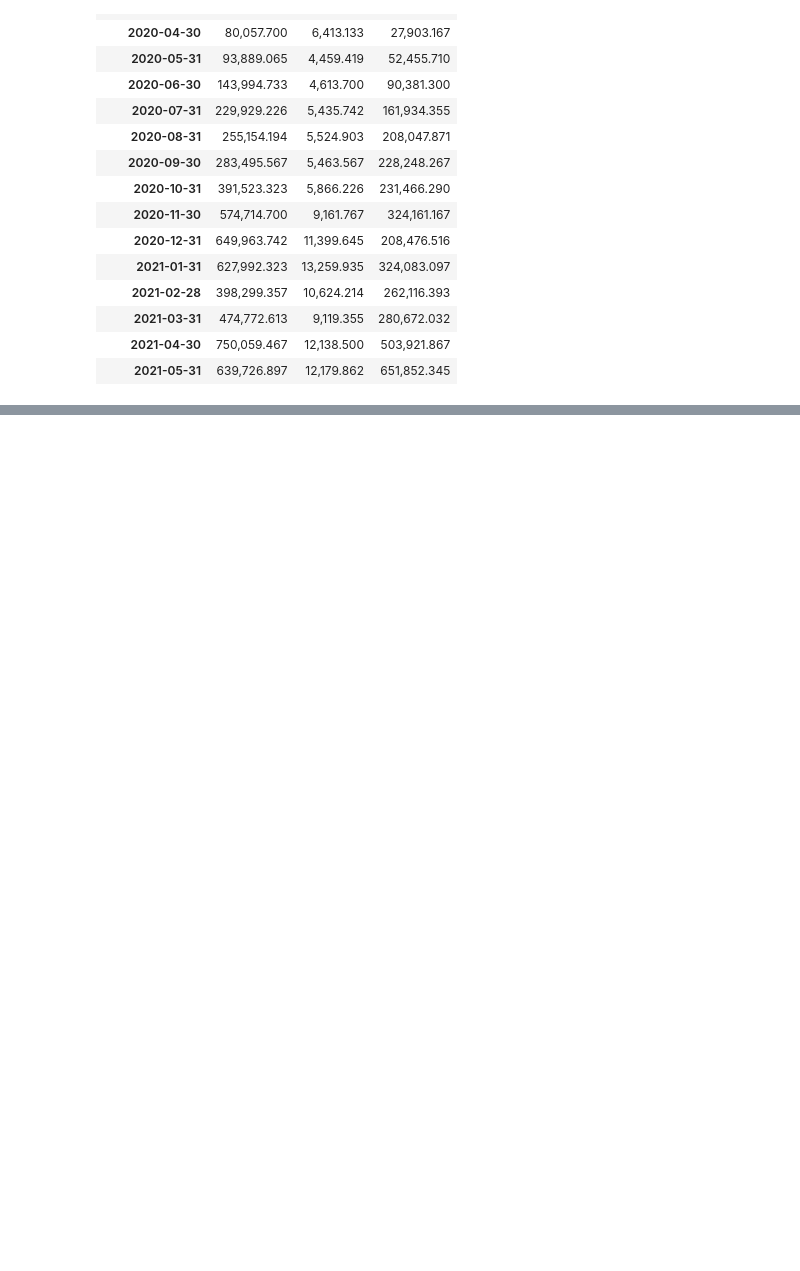
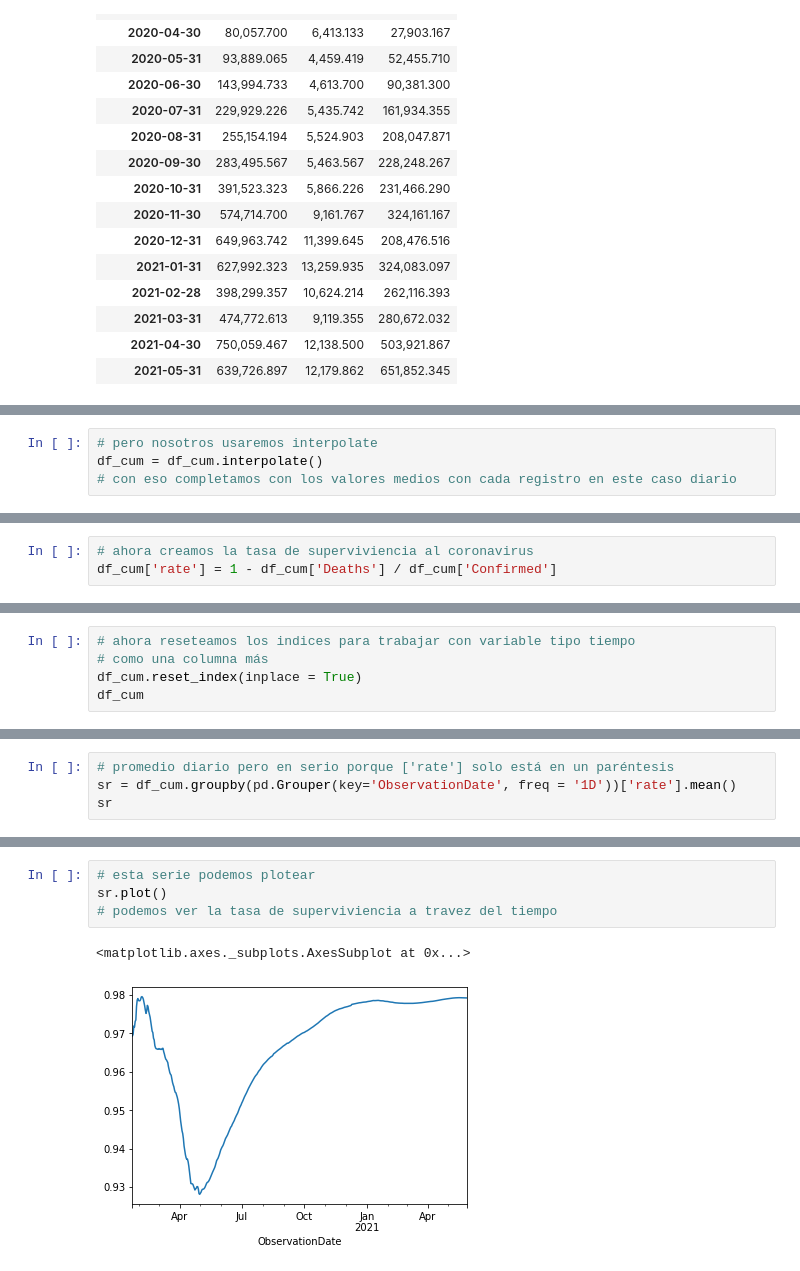
Before and after one commit to FernandoCallasaca/data_science_projects, a Jupyter notebook: 13_datetime.ipynb, the cells around one changed output, grey strips where cells are left out. Saved outputs shown, nothing was run; the diff lists cells and outputs as text; blank space fills up the shorter version.

```diff
--- a/13_datetime.ipynb
+++ b/13_datetime.ipynb
@@ -365,0 +494,4 @@ df_diff.resample('M').mean()
+# %%
+# pero nosotros usaremos interpolate
+df_cum = df_cum.interpolate()
+# con eso completamos con los valores medios con cada registro en este caso diario
@@ -365,0 +515,3 @@ df_diff.resample('M').mean()
+# %%
+# ahora creamos la tasa de superviviencia al coronavirus
+df_cum['rate'] = 1 - df_cum['Deaths'] / df_cum['Confirmed']
@@ -365,0 +535,5 @@ df_diff.resample('M').mean()
+# %%
+# ahora reseteamos los indices para trabajar con variable tipo tiempo
+# como una columna más
+df_cum.reset_index(inplace = True)
+df_cum
@@ -365,0 +577,4 @@ df_diff.resample('M').mean()
+# %%
+# promedio diario pero en serio porque ['rate'] solo está en un paréntesis
+sr = df_cum.groupby(pd.Grouper(key='ObservationDate', freq = '1D'))['rate'].mean()
+sr
@@ -365,0 +595,7 @@ df_diff.resample('M').mean()
+# %%
+# esta serie podemos plotear
+sr.plot()
+# podemos ver la tasa de superviviencia a travez del tiempo
+# %% [output]
+<matplotlib.axes._subplots.AxesSubplot at 0x...>
+[figure, added]
```
Also changed, not shown: parts of 16 cells of this notebook.
